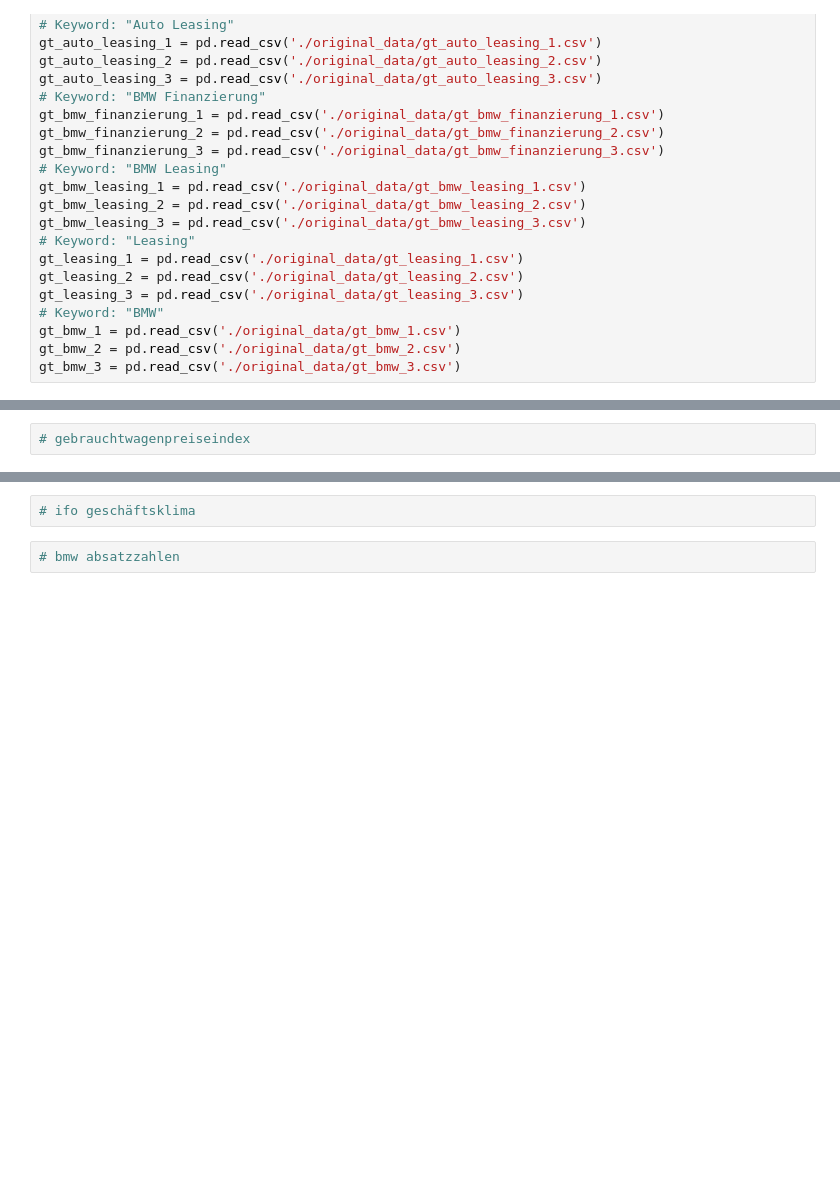
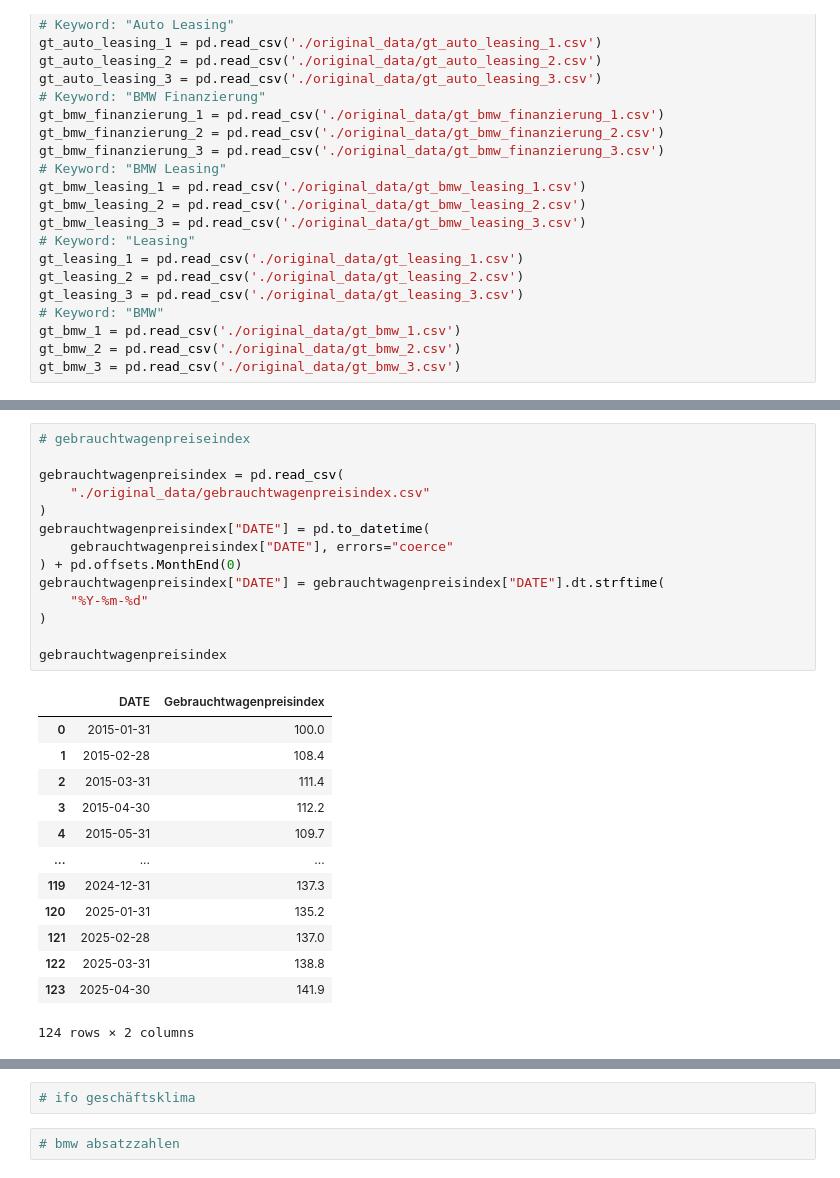
Before and after one commit to Philipp-Manhart/PA-II, a Jupyter notebook: code.ipynb, the cells around one changed output, grey strips where cells are left out. Saved outputs shown, nothing was run; the diff lists cells and outputs as text; blank space fills up the shorter version.

```diff
--- a/code.ipynb
+++ b/code.ipynb
@@ -42,4 +118,30 @@ gt_bmw_3 = pd.read_csv('./original_data/gt_bmw_3.csv')
 # %%
 # gebrauchtwagenpreiseindex
+
+gebrauchtwagenpreisindex = pd.read_csv(
+    "./original_data/gebrauchtwagenpreisindex.csv"
+)
+gebrauchtwagenpreisindex["DATE"] = pd.to_datetime(
+    gebrauchtwagenpreisindex["DATE"], errors="coerce"
+) + pd.offsets.MonthEnd(0)
+gebrauchtwagenpreisindex["DATE"] = gebrauchtwagenpreisindex["DATE"].dt.strftime(
+    "%Y-%m-%d"
+)
+
+gebrauchtwagenpreisindex
+# %% [output]
+|  | DATE | Gebrauchtwagenpreisindex |
+| 0 | 2015-01-31 | 100.0 |
+| 1 | 2015-02-28 | 108.4 |
+| 2 | 2015-03-31 | 111.4 |
+| 3 | 2015-04-30 | 112.2 |
+| 4 | 2015-05-31 | 109.7 |
+| ... | ... | ... |
+| 119 | 2024-12-31 | 137.3 |
+| 120 | 2025-01-31 | 135.2 |
+| 121 | 2025-02-28 | 137.0 |
+| 122 | 2025-03-31 | 138.8 |
+| 123 | 2025-04-30 | 141.9 |
+124 rows × 2 columns
 # %%
 # ifo beschäftigungsbarometer
```
Also changed, not shown: parts of 5 cells of this notebook, 1 other file.
